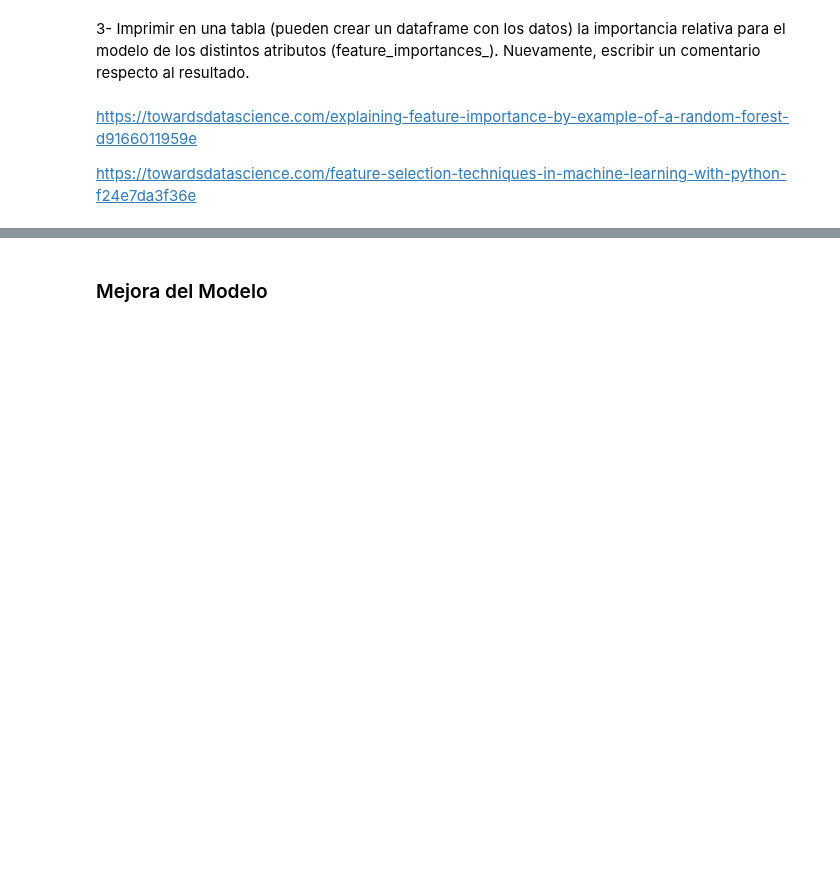
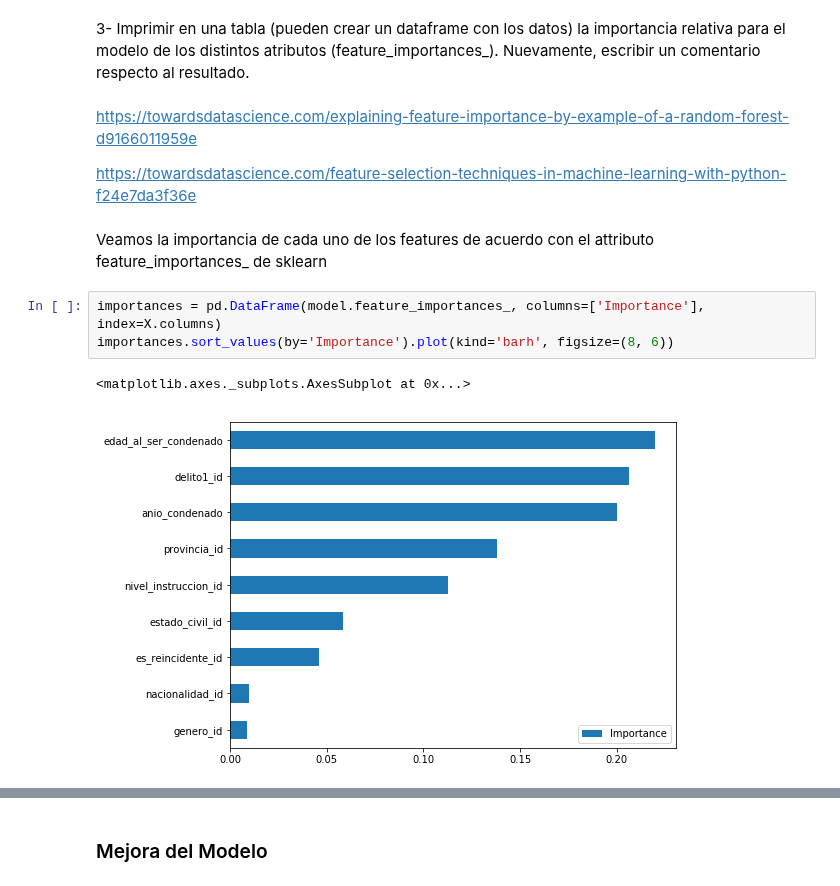
Before and after one commit to nahuelalmeira/poblacionPenal, a Jupyter notebook: AprendizajeSupervisado/3_Analisis_Mejoras_Conclusiones.ipynb, the cells around one changed output, grey strips where cells are left out. Saved outputs shown, nothing was run; the diff lists cells and outputs as text; blank space fills up the shorter version.

```diff
--- a/AprendizajeSupervisado/3_Analisis_Mejoras_Conclusiones.ipynb
+++ b/AprendizajeSupervisado/3_Analisis_Mejoras_Conclusiones.ipynb
@@ -190,3 +224,11 @@ Se observa que el modelo entrenado clasifica bastante bien a las clases '2', '4'
 https://towardsdatascience.com/explaining-feature-importance-by-example-of-a-random-forest-d9166011959e
 
 https://towardsdatascience.com/feature-selection-techniques-in-machine-learning-with-python-f24e7da3f36e
+# %% [markdown]
+Veamos la importancia de cada uno de los features de acuerdo con el attributo feature_importances_ de sklearn
+# %%
+importances = pd.DataFrame(model.feature_importances_, columns=['Importance'], index=X.columns)
+importances.sort_values(by='Importance').plot(kind='barh', figsize=(8, 6))
+# %% [output]
+<matplotlib.axes._subplots.AxesSubplot at 0x...>
+[figure, added]
```
Also changed, not shown: parts of 19 cells of this notebook, 2 other files.
